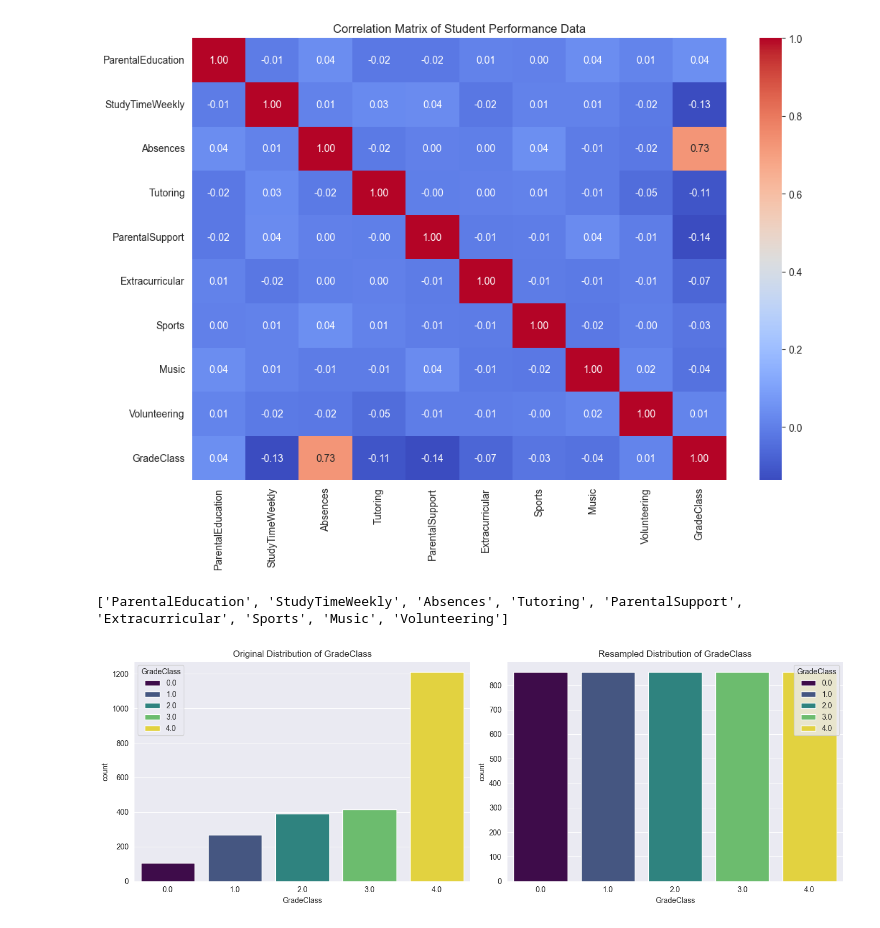
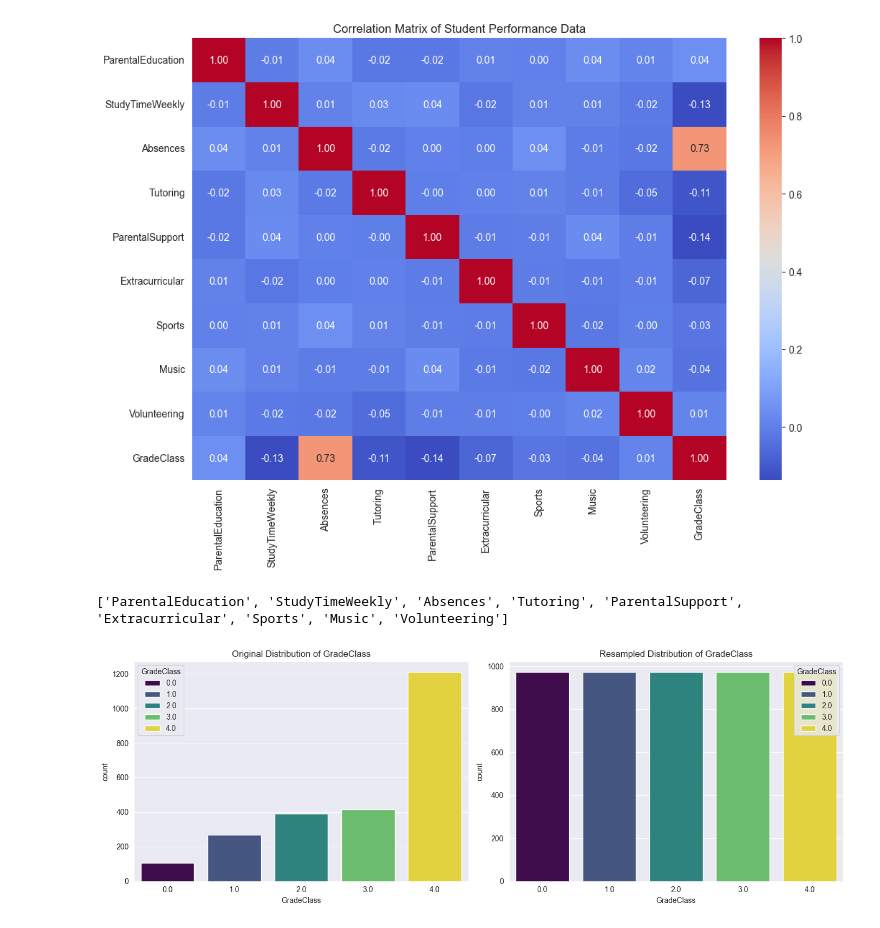
Before and after one commit to hoangcanthi/INM-701-coursework-group-Viet-Hoang-Pham---Jakub-Wochniak, a Jupyter notebook: Main.ipynb, the cells around one changed output. Drawn from its saved outputs; the diff is of its cells as text; code cells hidden in the pictures.

```diff
--- a/Main.ipynb
+++ b/Main.ipynb
@@ -139,36 +140,36 @@ y = data['GradeClass'].values #assign the remaining column values of GradeClass
 #print(X)
 #print(y)
 
-X_train, X_test, y_train, y_test = train_test_split(X, y, test_size=0.3, random_state=42) #splits data into training and testing ensuring it'll always result in the same split that has been the result of state 42.
+X_train, X_test, y_train, y_test = train_test_split(X, y, test_size=0.2, random_state=42) #splits data into training and testing ensuring it'll always result in the same split that has been the result of state 42.
 
 #resamples the data to using consistent state of 42
 sm = SMOTE(random_state=42)
 X_resampled, y_resampled = sm.fit_resample(X_train, y_train) #resamples the data
 
 # class sklearn.svm.SVC(*, C=1.0, kernel='rbf', degree=3, gamma='scale', coef=0.0, shrinking=True, probability=False, tol=0.001, cache_size=200, class_weight=None, verbose=False, max_iter=-1, decision_function_shape='ovr', break_ties=False, random_state=42) for svm later
 
 #create figure canvas
 fig, axes = plt.subplots(1, 2, figsize=(14, 5))
 
 sns.countplot(x="GradeClass", data=data, palette="viridis",hue="GradeClass" , ax=axes[0])
 axes[0].set_title("Original Distribution of GradeClass")
 
 #converts the resampled data to a dataframe which we can use to create a diagram from
 data_resampled = pd.DataFrame(X_resampled, columns=xColumns) #creating a data frame using values X_resampled with original columns
 data_resampled['GradeClass'] = y_resampled  #adding a new y column to said dataframe as the target column of GradeClass
 
 #creates countplot from the resampled data
 sns.countplot(x="GradeClass", data=data_resampled, palette="viridis", hue="GradeClass", ax=axes[1])
 axes[1].set_title("Resampled Distribution of GradeClass")
 
 #display the plots
 plt.tight_layout()
 plt.show()
 
 #as seen with the results below, the data has been successfully resample. INCLUDE A COMPARISON BETWEEN ACCURACY OF NON-RESAMPLE AI VS. RESAMPLED AI
 # %% [output]
 ['ParentalEducation', 'StudyTimeWeekly', 'Absences', 'Tutoring', 'ParentalSupport', 'Extracurricular', 'Sports', 'Music', 'Volunteering']
-[figure, old version]
+[figure, new version]
 # %%
 data.info()
 data_resampled.info()
```
Also changed, not shown: parts of 4 cells of this notebook.
